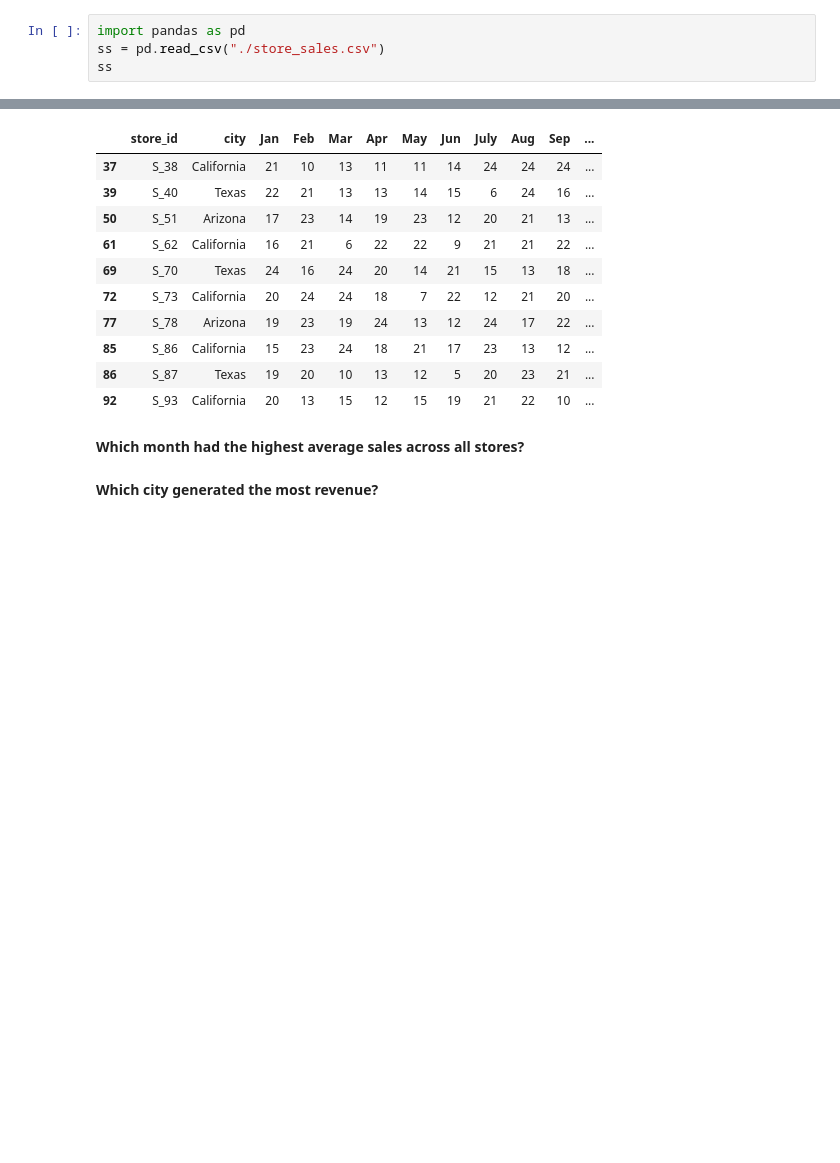
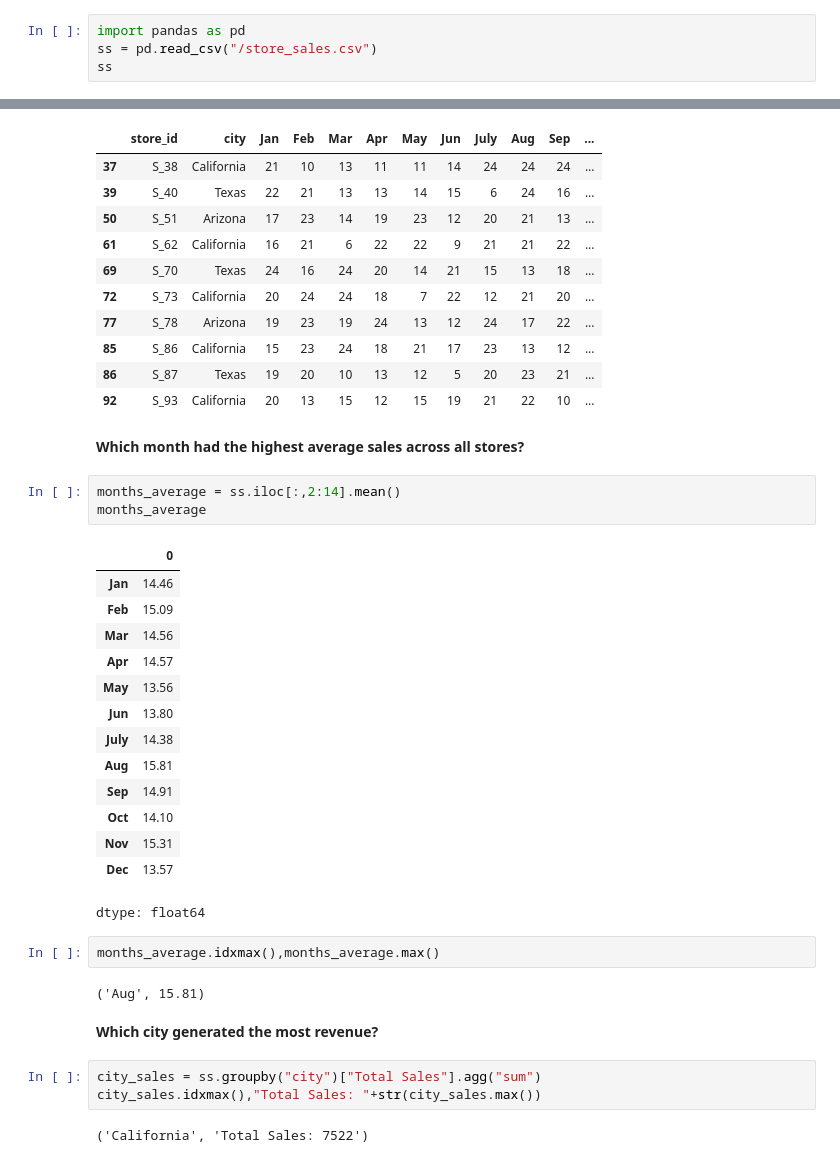
Before and after one commit to sriniketh-reddy/COE-Week-3, a Jupyter notebook: Pandas-Assignment (Day 2)/Assignment-Store_sales.ipynb, the cells around one changed output, grey strips where cells are left out. Drawn from its saved outputs; the diff is of its cells as text; blank space fills up the shorter version.

Commit message:
updating store sales assignment

```diff
--- a/Pandas-Assignment (Day 2)/Assignment-Store_sales.ipynb
+++ b/Pandas-Assignment (Day 2)/Assignment-Store_sales.ipynb
@@ -4,7 +4,7 @@
 **Load the Dataset**
 # %%
 import pandas as pd
-ss = pd.read_csv("./store_sales.csv")
+ss = pd.read_csv("/store_sales.csv")
 ss
 # %% [output]
 |  | store_id | city | Jan | Feb | Mar | Apr | May | Jun | July | Aug | Sep | ... |
@@ -93,5 +94,32 @@ ss[ss["Total Sales"]>200]
 | 92 | S_93 | California | 20 | 13 | 15 | 12 | 15 | 19 | 21 | 22 | 10 | ... |
 # %% [markdown]
 **Which month had the highest average sales across all stores?**
+# %%
+months_average = ss.iloc[:,2:14].mean()
+months_average
+# %% [output]
+|  | 0 |
+| Jan | 14.46 |
+| Feb | 15.09 |
+| Mar | 14.56 |
+| Apr | 14.57 |
+| May | 13.56 |
+| Jun | 13.80 |
+| July | 14.38 |
+| Aug | 15.81 |
+| Sep | 14.91 |
+| Oct | 14.10 |
+| Nov | 15.31 |
+| Dec | 13.57 |
+dtype: float64
+# %%
+months_average.idxmax(),months_average.max()
+# %% [output]
+('Aug', 15.81)
 # %% [markdown]
 **Which city generated the most revenue?**
+# %%
+city_sales = ss.groupby("city")["Total Sales"].agg("sum")
+city_sales.idxmax(),"Total Sales: "+str(city_sales.max())
+# %% [output]
+('California', 'Total Sales: 7522')
```
Also changed, not shown: parts of 1 cell of this notebook.
